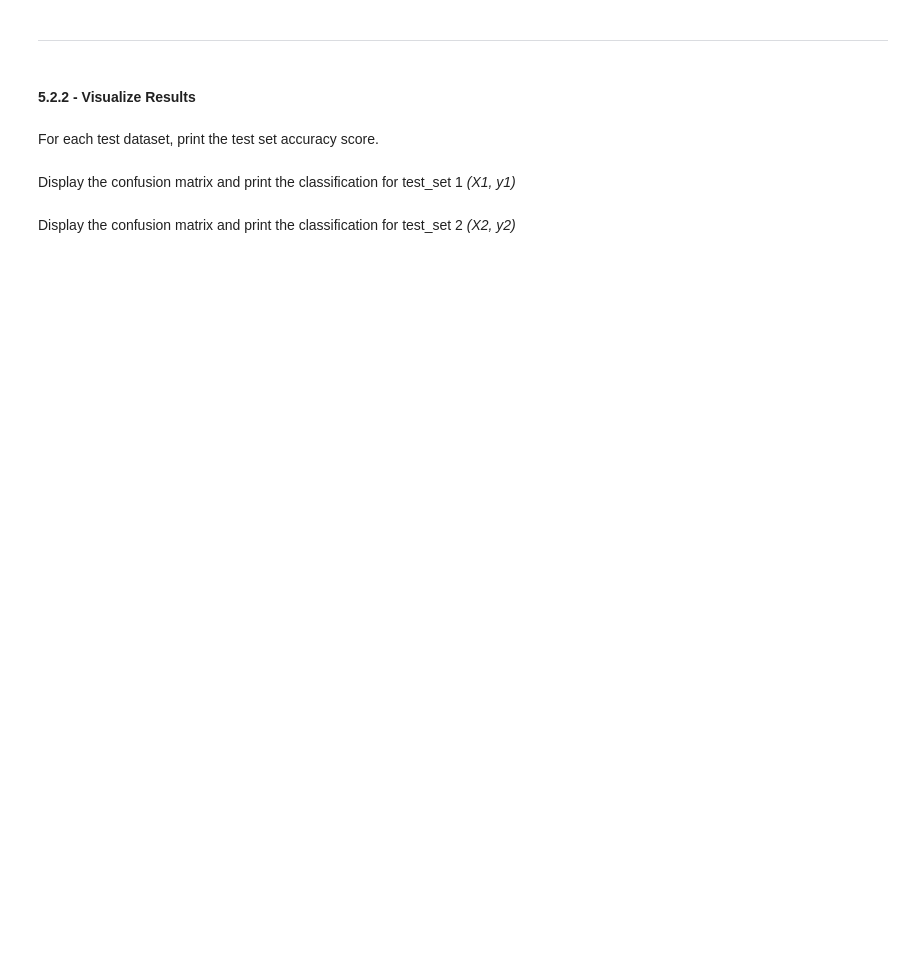
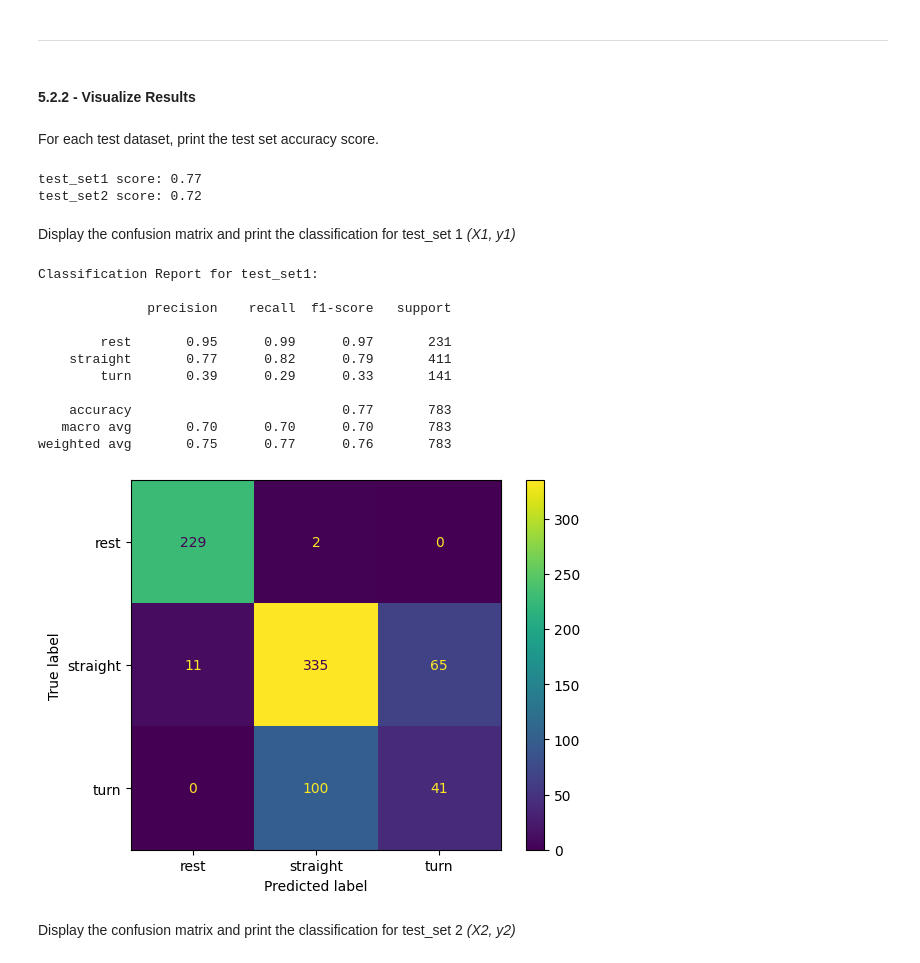
Before and after one commit to Urusha-Bajracharya3950/engg680_2024_fall, a Jupyter notebook: Lab_assignment4/Assignment 4.ipynb, the cells around one changed output. Drawn from its saved outputs; the diff is of its cells as text; code cells hidden in the pictures; blank space fills up the shorter version.

Commit message:
Lab assignment4, Attempted part 5

```diff
--- a/Lab_assignment4/Assignment 4.ipynb
+++ b/Lab_assignment4/Assignment 4.ipynb
@@ -1517,3 +1589,12 @@ ___
 # %% [markdown]
 The model trained in 5.1, is to be tested on the independent datasets, that is test_set1 and test_set2.
 Seperate the testsets into features and target vectors *(X1, y1)* and *(X2,y2)*
+# %%
+# Assuming test_set1 and test_set2 are loaded as DataFrames
+test_set1 = pd.read_csv('/content/drive/MyDrive/engg680_2024_fall/Lab_assignment4/UrbanNav-HK_TST-20210517_sensors.csv')
+test_set2 = pd.read_csv('/content/drive/MyDrive/engg680_2024_fall/Lab_assignment4/2020-03-14-16-45-35.csv')
+
+# TODO - Load the target vector from test_set1 into y1, and the selected features from test_set1 into X1
+y1 = test_set1['motion_state']
+X1 = test_set1[selected_features]
+print("Features for test_set1 (X1):\n", X1.head(2))
@@ -1543,7 +1621,13 @@ ___
 For each test dataset, print the test set accuracy score.
 # %%
 # TODO - Print test score accuracies for test_set1 and test_set2
-#print("test_set1 score: {:.2f}".format(???))
-#print("test_set2 score: {:.2f}".format(???))
+test_set1_score = grid.score(X1, y1)
+test_set2_score = grid.score(X2, y2)
+
+print("\ntest_set1 score: {:.2f}".format(test_set1_score))
+print("test_set2 score: {:.2f}".format(test_set2_score))
+# %% [output]
+test_set1 score: 0.77
+test_set2 score: 0.72
 # %% [markdown]
 Display the confusion matrix and print the classification for test_set 1 *(X1, y1)*
@@ -1552,3 +1634,26 @@ Display the confusion matrix and print the classification for test_set 1 *(X1, y
+# %%
+# TODO - Display confusion matrix and print classification report for (X1, y1)
+from sklearn.metrics import confusion_matrix, classification_report, ConfusionMatrixDisplay
+y1_pred = grid.predict(X1)
+conf_matrix1 = confusion_matrix(y1, y1_pred)
+
+ConfusionMatrixDisplay(confusion_matrix=conf_matrix1, display_labels=grid.classes_).plot()
+
+print("\nClassification Report for test_set1:\n")
+print(classification_report(y1, y1_pred))
+# %% [output]
+Classification Report for test_set1:
+
+              precision    recall  f1-score   support
+
+        rest       0.95      0.99      0.97       231
+    straight       0.77      0.82      0.79       411
+        turn       0.39      0.29      0.33       141
+
+    accuracy                           0.77       783
+   macro avg       0.70      0.70      0.70       783
+weighted avg       0.75      0.77      0.76       783
+[figure, added]
 # %% [markdown]
 Display the confusion matrix and print the classification for test_set 2 *(X2, y2)*
 # %%
```
Also changed, not shown: parts of 27 cells of this notebook.
